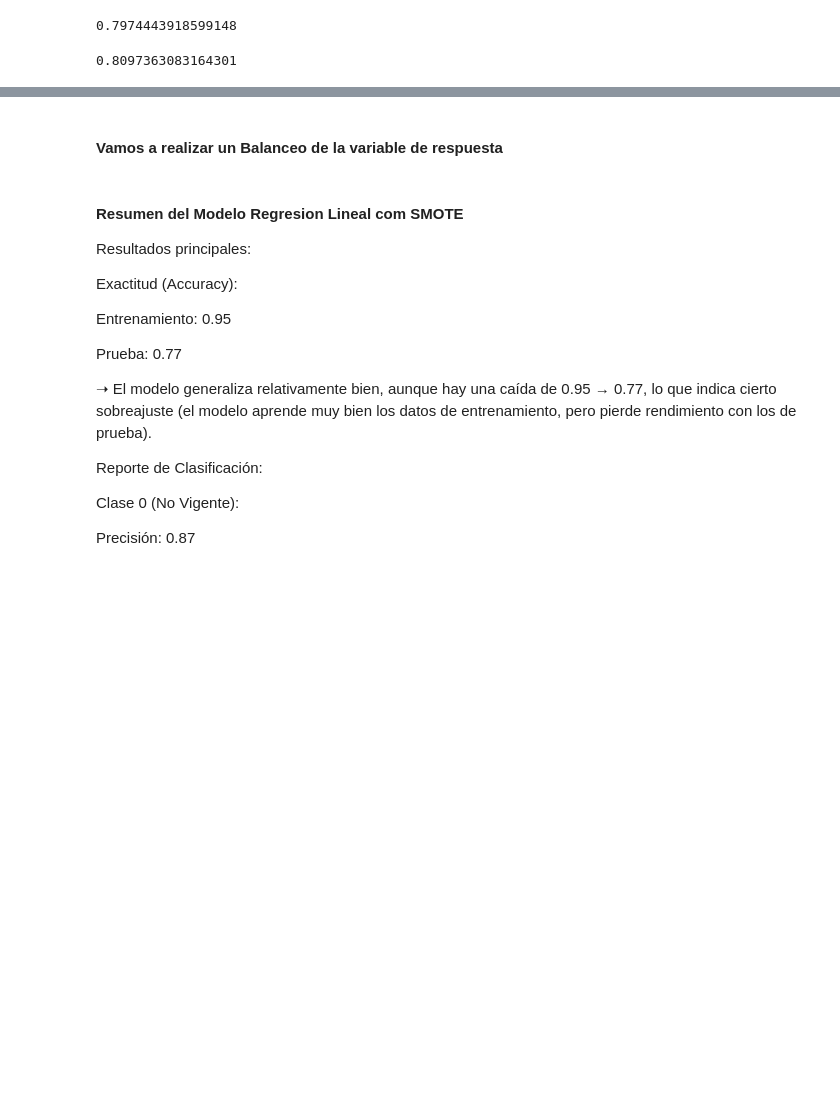
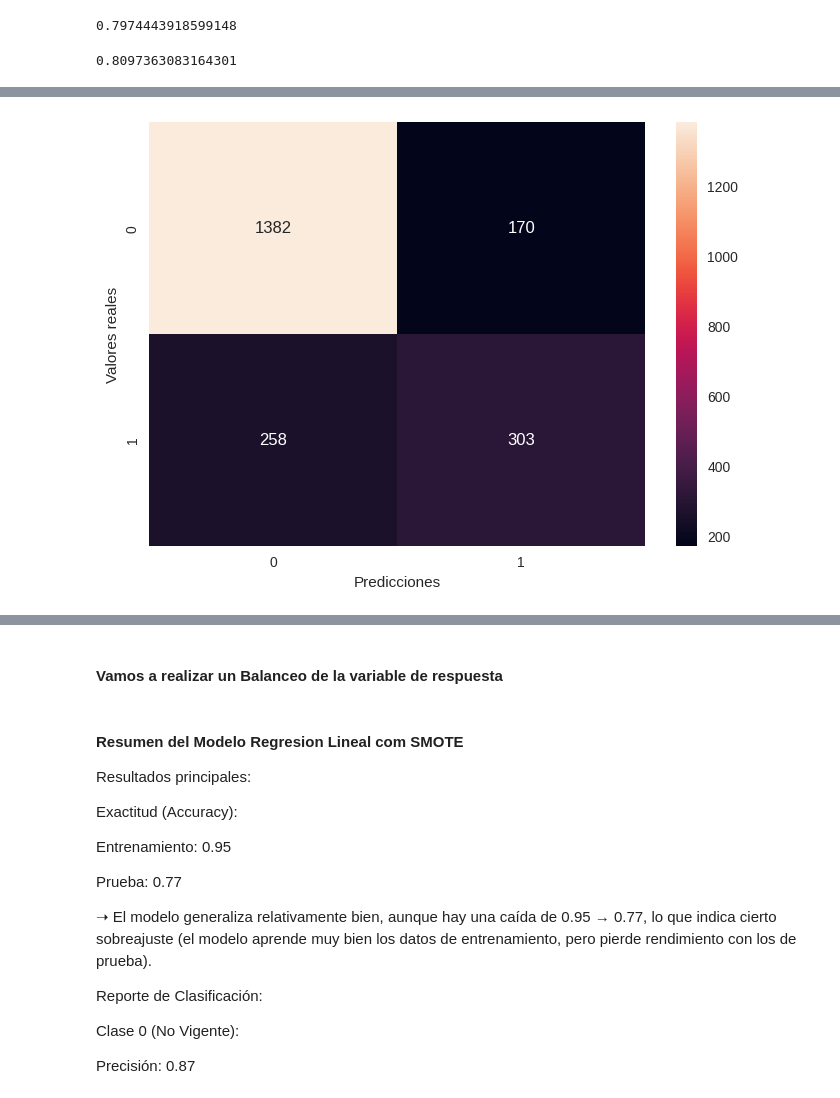
Before and after one commit to Starleen1996/TelecomX_Parte2_Latam_Predicci-n_Modelos, a Jupyter notebook: TelecomX_LATAM_Parte2_Predicción_Modelos_Actualizado.ipynb, the cells around one changed output, grey strips where cells are left out. Cells and saved outputs as stored; diff of their text form; code cells hidden in the pictures; blank space fills up the shorter version.

```diff
--- a/TelecomX_LATAM_Parte2_Predicción_Modelos_Actualizado.ipynb
+++ b/TelecomX_LATAM_Parte2_Predicción_Modelos_Actualizado.ipynb
@@ -720,0 +741,6 @@ modelo_regresion_logistico.score(X_train,y_train)
+# %%
+from sklearn.metrics import confusion_matrix, classification_report
+
+y_pred = modelo_regresion_logistico.predict(X_test)
+print(confusion_matrix(y_test, y_pred))
+print(classification_report(y_test, y_pred))
@@ -720,0 +758,11 @@ modelo_regresion_logistico.score(X_train,y_train)
+# %%
+## Vamos a graficas la matriz de confusión
+import seaborn as sns
+import matplotlib.pyplot as plt
+
+sns.heatmap(confusion_matrix(y_test, y_pred), annot=True, fmt='g')
+plt.xlabel('Predicciones')
+plt.ylabel('Valores reales')
+plt.show()
+# %% [output]
+[figure, added]
```
Also changed, not shown: parts of 6 cells of this notebook.
